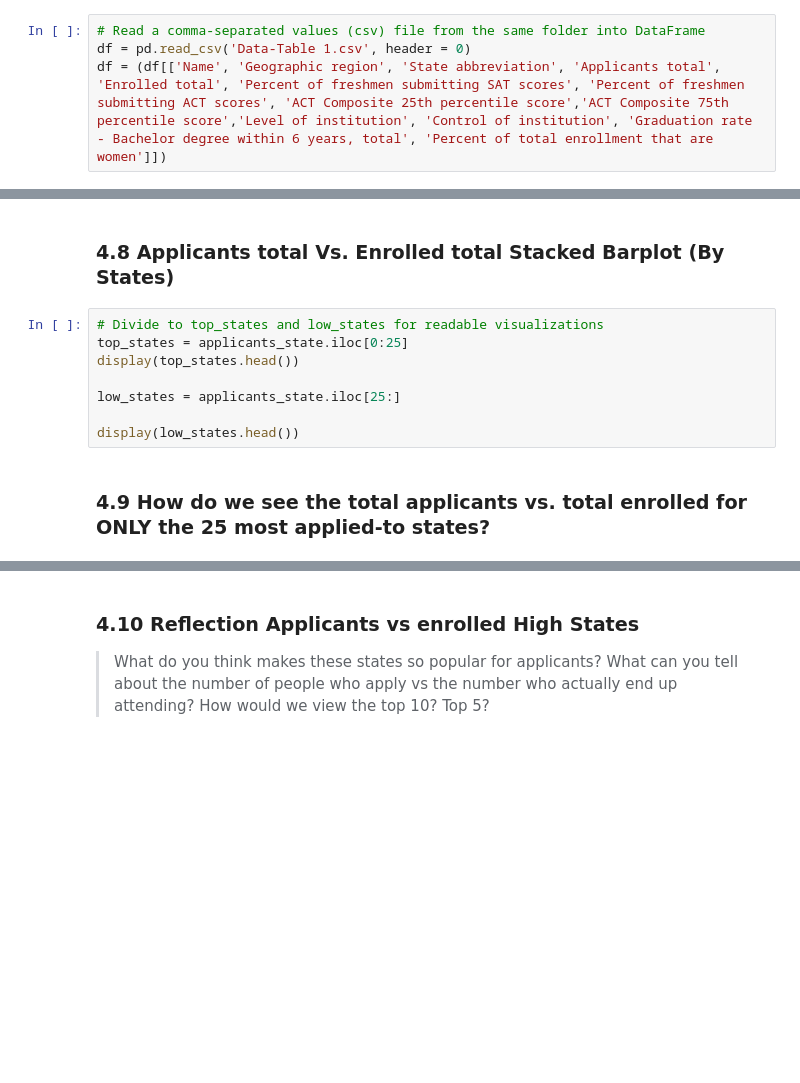
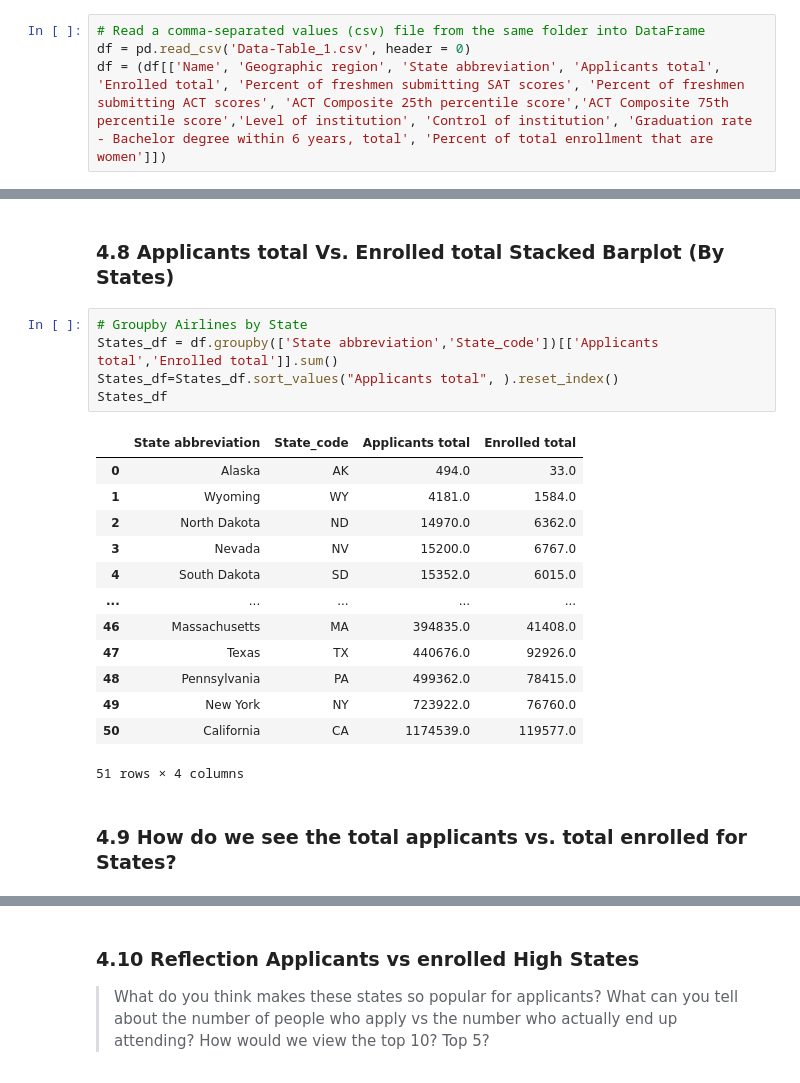
Before and after one commit to mtsu-data-science/professional-development-workshops, a Jupyter notebook: College_Admissions/college_admissions_9pc.ipynb, the cells around one changed output, grey strips where cells are left out. Saved outputs shown, nothing was run; the diff lists cells and outputs as text; blank space fills up the shorter version.

```diff
--- a/College_Admissions/college_admissions_9pc.ipynb
+++ b/College_Admissions/college_admissions_9pc.ipynb
@@ -88,7 +90,7 @@ display(HTML("<style>.container { width:95% !important; }</style>"))
 ### 2. Import the datasets
 # %%
 # Read a comma-separated values (csv) file from the same folder into DataFrame
-df = pd.read_csv('Data-Table 1.csv', header = 0)
+df = pd.read_csv('Data-Table_1.csv', header = 0)
 df = (df[['Name', 'Geographic region', 'State abbreviation', 'Applicants total', 'Enrolled total', 'Percent of freshmen submitting SAT scores', 'Percent of freshmen submitting ACT scores', 'ACT Composite 25th percentile score','ACT Composite 75th percentile score','Level of institution', 'Control of institution', 'Graduation rate - Bachelor degree within 6 years, total', 'Percent of total enrollment that are women']])
 # %% [markdown]
 ## 3. Begin Exploring the Dataset
@@ -401,12 +674,23 @@ fig.show()
 # %% [markdown]
 ### 4.8 Applicants total Vs. Enrolled total Stacked Barplot (By States)
-# %%
-# Divide to top_states and low_states for readable visualizations
-top_states = applicants_state.iloc[0:25]
-display(top_states.head())
-
-low_states = applicants_state.iloc[25:]
-
-display(low_states.head())
+# %%
+# Groupby Airlines by State
+States_df = df.groupby(['State abbreviation','State_code'])[['Applicants total','Enrolled total']].sum()
+States_df=States_df.sort_values("Applicants total", ).reset_index()
+States_df
+# %% [output]
+|  | State abbreviation | State_code | Applicants total | Enrolled total |
+| 0 | Alaska | AK | 494.0 | 33.0 |
+| 1 | Wyoming | WY | 4181.0 | 1584.0 |
+| 2 | North Dakota | ND | 14970.0 | 6362.0 |
+| 3 | Nevada | NV | 15200.0 | 6767.0 |
+| 4 | South Dakota | SD | 15352.0 | 6015.0 |
+| ... | ... | ... | ... | ... |
+| 46 | Massachusetts | MA | 394835.0 | 41408.0 |
+| 47 | Texas | TX | 440676.0 | 92926.0 |
+| 48 | Pennsylvania | PA | 499362.0 | 78415.0 |
+| 49 | New York | NY | 723922.0 | 76760.0 |
+| 50 | California | CA | 1174539.0 | 119577.0 |
+51 rows × 4 columns
 # %% [markdown]
-### 4.9 How do we see the total applicants vs. total enrolled for ONLY the 25 most applied-to states?
+### 4.9 How do we see the total applicants vs. total enrolled for States?
```
Also changed, not shown: parts of 46 cells of this notebook.
